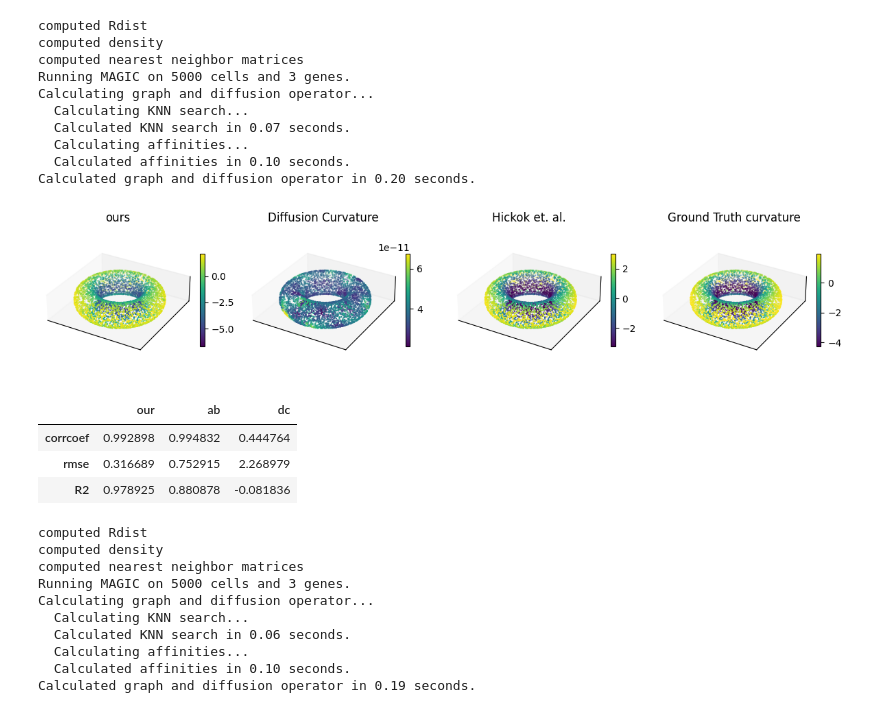
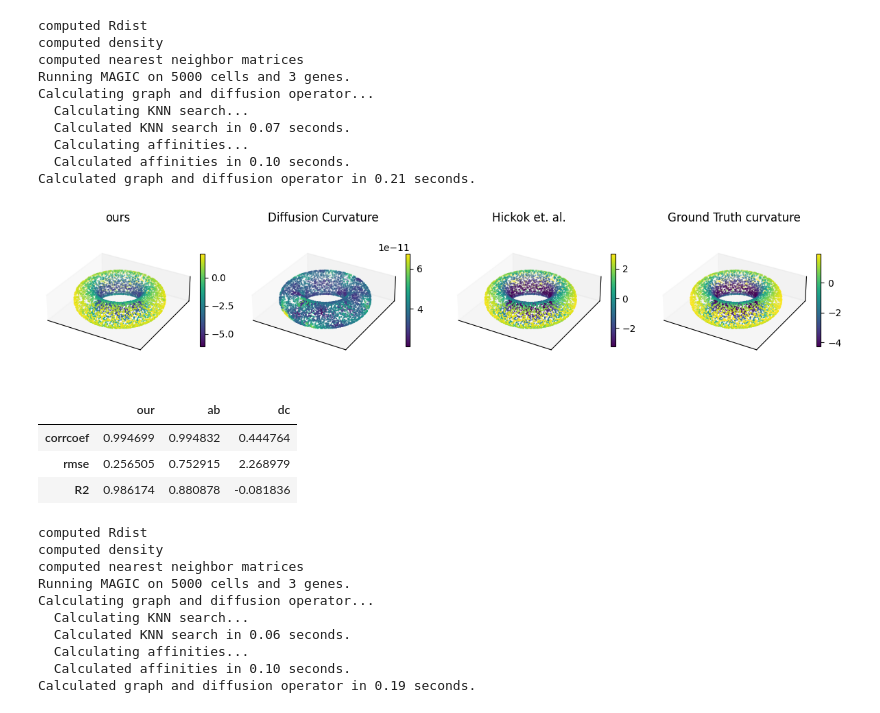
Before and after one commit to ZhangKaly/Principal-Curvature, a Jupyter notebook: notebooks/12-xs-comparison_experiments.ipynb, the cells around one changed output. Saved outputs shown, nothing was run; the diff lists cells and outputs as text; code cells hidden in the pictures.

```diff
--- a/notebooks/12-xs-comparison_experiments.ipynb
+++ b/notebooks/12-xs-comparison_experiments.ipynb
@@ -16,13 +16,13 @@ from src.comparison.curvature import compute_sectional_curvature
 from src.comparison.abby_curvature import scalar_curvature_est
 from src.comparison.diffusion_curvature import diffusion_curvature
 # %%
-def compute_curvatures(point_cloud, gt_curvature):
+def compute_curvatures(point_cloud, gt_curvature, epsilon_PCA=0.2, tau_radius=1, max_min_num=100):
     gt_curvature = np.array(gt_curvature)
     num_eval = int(len(point_cloud))
     our_curvature = []
     for i in tqdm(range(num_eval)):
         b = compute_sectional_curvature(point_cloud, point_cloud[i].reshape(1, -1),
-                                        epsilon_PCA =0.2, tau_radius = 1, max_min_num = 100)
+                                        epsilon_PCA =epsilon_PCA, tau_radius=tau_radius, max_min_num=max_min_num)
         our_curvature.append(b)
     our_curvature = np.array(our_curvature)
     n = 2
@@ -105,7 +105,7 @@ def compare_metrics(curvature_dict):
     result_df = pd.DataFrame([corr_dict, mse_dict, r2_dict], index=['corrcoef', 'rmse', 'R2'])
     return result_df
 # %%
-def do_experiment(manifold_type, save, save_path, noise=0.0):
+def do_experiment(manifold_type, save, save_path, noise=0.0, **kwargs):
     point_cloud, gt_curvature = generate_point_cloud(
         a=1.5,
         b=0.9,
@@ -118,30 +118,30 @@ def do_experiment(manifold_type, save, save_path, noise=0.0):
     )
     np.random.seed(42)
     point_cloud += np.random.normal(0, noise, point_cloud.shape)
-    res_dict = compute_curvatures(point_cloud, gt_curvature)
+    res_dict = compute_curvatures(point_cloud, gt_curvature, **kwargs)
     plot_curvatures(point_cloud, res_dict, save=save, save_path=f"{save_path}/plot.pdf")
     res_df = compare_metrics(res_dict)
     if save:
         res_df.to_csv(f"{save_path}/metrics.csv")
     return res_df
 # %%
-do_experiment('torus', False, '', noise=0.)
+do_experiment('torus', False, '', noise=0., max_min_num=120)
 # %% [output]
 computed Rdist
 computed density
 computed nearest neighbor matrices
 Running MAGIC on 5000 cells and 3 genes.
 Calculating graph and diffusion operator...
   Calculating KNN search...
   Calculated KNN search in 0.07 seconds.
   Calculating affinities...
   Calculated affinities in 0.10 seconds.
-Calculated graph and diffusion operator in 0.20 seconds.
+Calculated graph and diffusion operator in 0.21 seconds.
 [figure]
 |  | our | ab | dc |
-| corrcoef | 0.992898 | 0.994832 | 0.444764 |
-| rmse | 0.316689 | 0.752915 | 2.268979 |
-| R2 | 0.978925 | 0.880878 | -0.081836 |
+| corrcoef | 0.994699 | 0.994832 | 0.444764 |
+| rmse | 0.256505 | 0.752915 | 2.268979 |
+| R2 | 0.986174 | 0.880878 | -0.081836 |
 # %%
 do_experiment('ellipsoid', False, '', noise=0.)
 # %% [output]
```
Also changed, not shown: parts of 2 cells of this notebook.
